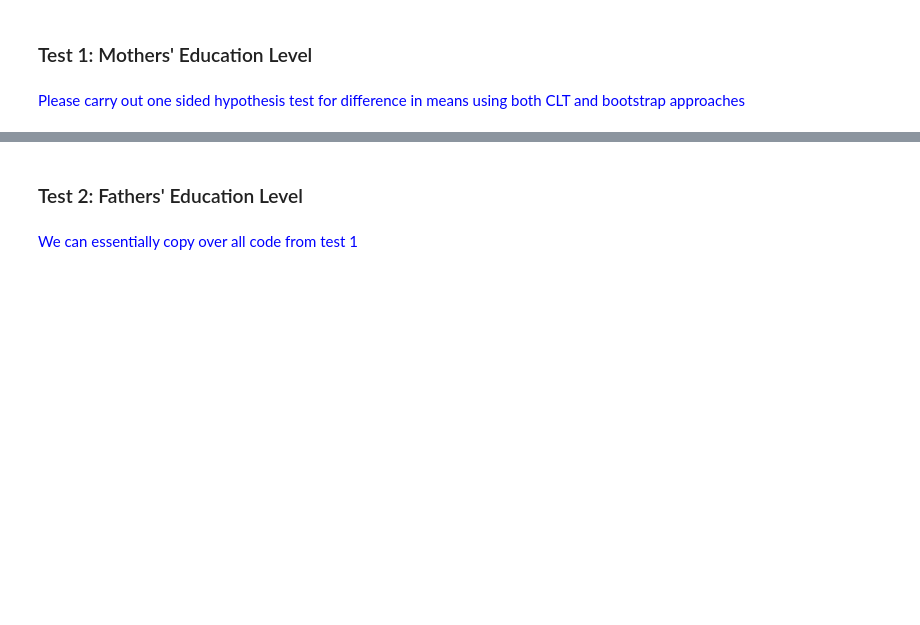
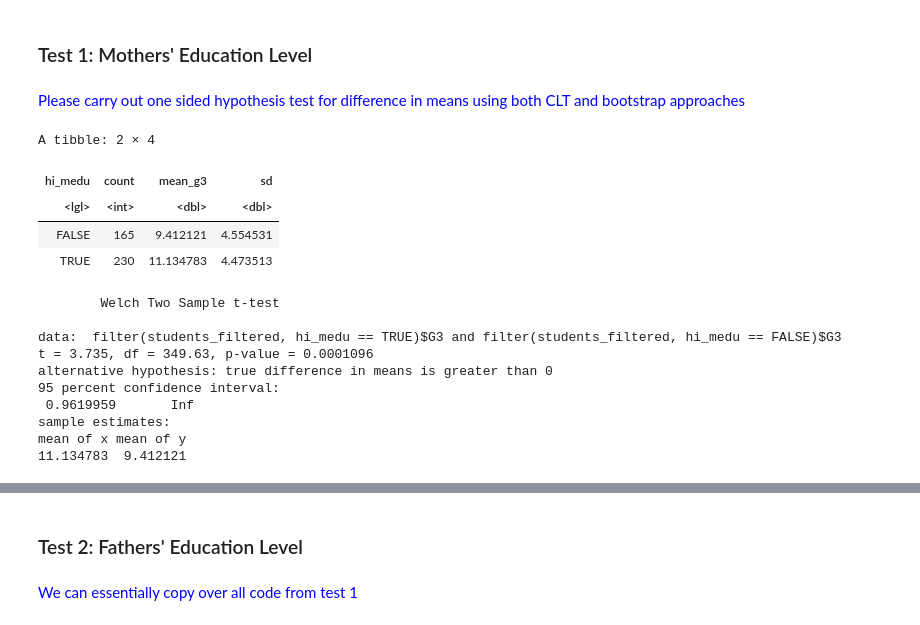
Before and after one commit to aidanmeharg/STAT_201_Project, a Jupyter notebook: report.ipynb, the cells around one changed output, grey strips where cells are left out. Cells and saved outputs as stored; diff of their text form; code cells hidden in the pictures; blank space fills up the shorter version.

```diff
--- a/report.ipynb
+++ b/report.ipynb
@@ -195,3 +213,37 @@ Although the above tables and graphs indicate that the sample mean grades of stu
 ### Test 1: Mothers' Education Level
 # %% [markdown]
 <span style="color:blue">Please carry out one sided hypothesis test for difference in means using both CLT and bootstrap approaches</span>
+# %%
+mother_summary <- students_filtered |> group_by(hi_medu) |> summarize(count = n(), mean_g3 = mean(G3), sd = sd(G3))
+
+mean_low <- filter(mother_summary, hi_medu == FALSE)$mean_g3
+sd_low <- filter(mother_summary, hi_medu == FALSE)$sd
+n_low <- filter(mother_summary, hi_medu == FALSE)$count
+
+mean_high <- filter(mother_summary, hi_medu == TRUE)$mean_g3
+sd_high <- filter(mother_summary, hi_medu == TRUE)$sd
+n_high <- filter(mother_summary, hi_medu == TRUE)$count
+
+z_score <- qnorm(0.975) # For a 95% CI
+ci_low <- c(mean_low - z_score * sd_low / sqrt(n_low), mean_low + z_score * sd_low / sqrt(n_low))
+ci_high <- c(mean_high - z_score * sd_high / sqrt(n_high), mean_high + z_score * sd_high / sqrt(n_high))
+
+mother_summary
+t_test_result <- t.test(filter(students_filtered, hi_medu == TRUE)$G3, filter(students_filtered, hi_medu == FALSE)$G3, alternative = "greater")
+t_test_result
+# %% [output]
+A tibble: 2 × 4
+| hi_medu | count | mean_g3 | sd |
+| <lgl> | <int> | <dbl> | <dbl> |
+| FALSE | 165 | 9.412121 | 4.554531 |
+| TRUE | 230 | 11.134783 | 4.473513 |
+        Welch Two Sample t-test
+
+data:  filter(students_filtered, hi_medu == TRUE)$G3 and filter(students_filtered, hi_medu == FALSE)$G3
+t = 3.735, df = 349.63, p-value = 0.0001096
+alternative hypothesis: true difference in means is greater than 0
+95 percent confidence interval:
+ 0.9619959       Inf
+sample estimates:
+mean of x mean of y
+11.134783  9.412121
```
Also changed, not shown: parts of 8 cells of this notebook.
